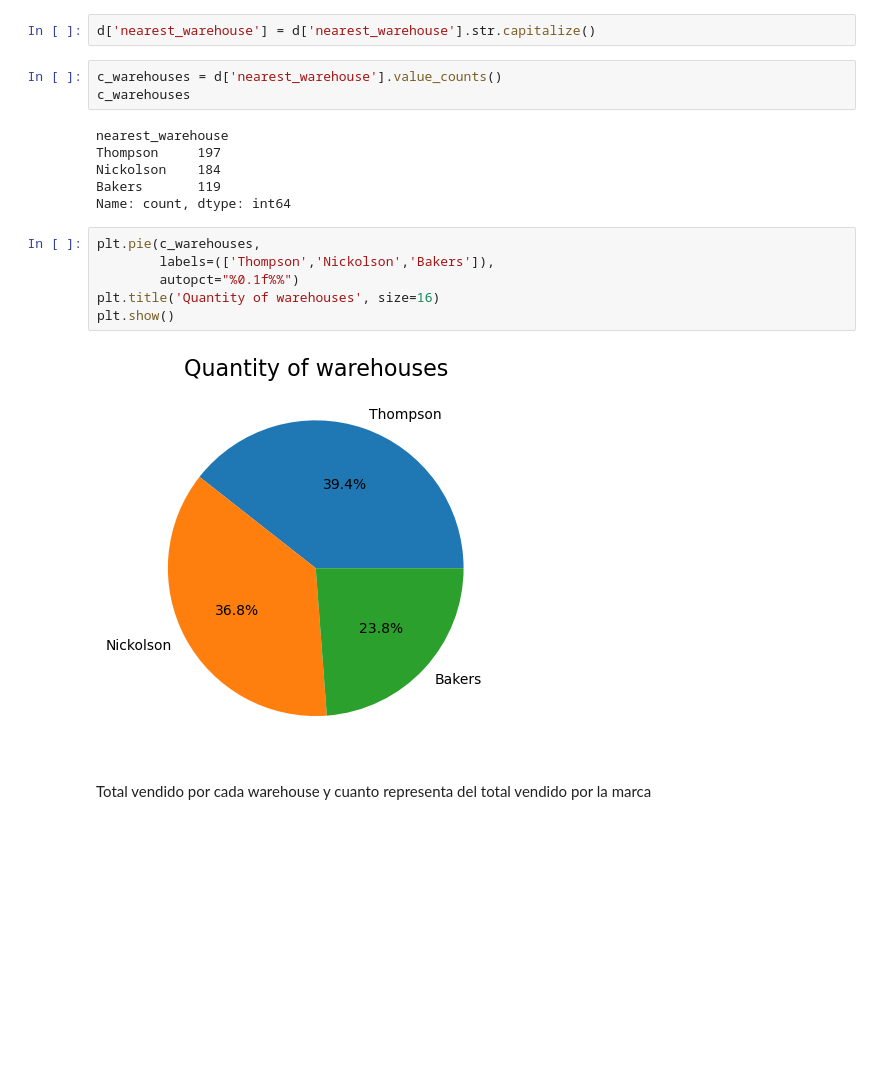
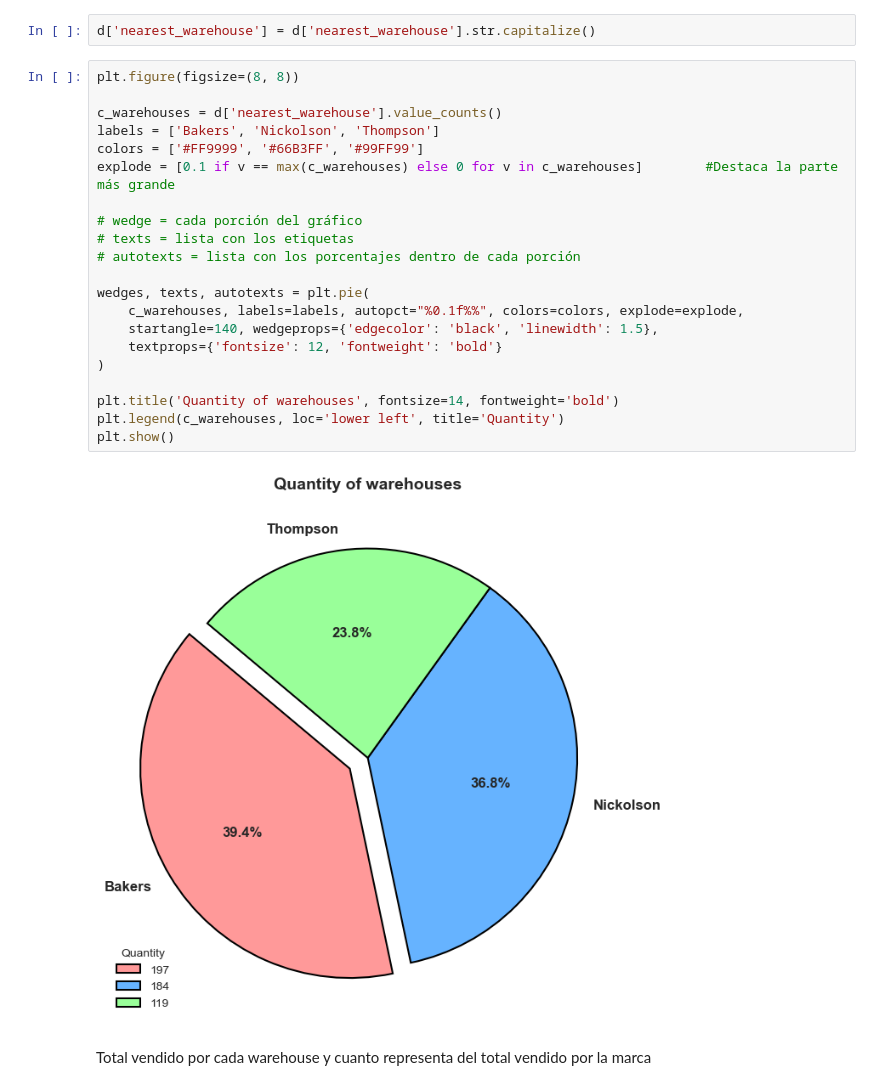
Before and after one commit to Dowhyj32/EDA, a Jupyter notebook: clean_data.ipynb, the cells around one changed output. Saved outputs shown, nothing was run; the diff lists cells and outputs as text; blank space fills up the shorter version.

```diff
--- a/clean_data.ipynb
+++ b/clean_data.ipynb
@@ -70,22 +70,28 @@ array(['Thompson', 'Nickolson', 'Bakers'], dtype=object)
 Le cambio la inicial por mayúscula a los que iniciaban con minúscula
 # %%
 d['nearest_warehouse'] = d['nearest_warehouse'].str.capitalize()
-# %%
-c_warehouses = d['nearest_warehouse'].value_counts()
-c_warehouses
-# %% [output]
-nearest_warehouse
-Thompson     197
-Nickolson    184
-Bakers       119
-Name: count, dtype: int64
-# %%
-plt.pie(c_warehouses,
-        labels=(['Thompson','Nickolson','Bakers']),
-        autopct="%0.1f%%")
-plt.title('Quantity of warehouses', size=16)
-plt.show()
-# %% [output]
-[figure, removed]
+# %%
+plt.figure(figsize=(8, 8))
+
+c_warehouses = d['nearest_warehouse'].value_counts()
+labels = ['Bakers', 'Nickolson', 'Thompson']
+colors = ['#FF9999', '#66B3FF', '#99FF99']
+explode = [0.1 if v == max(c_warehouses) else 0 for v in c_warehouses]        #Destaca la parte más grande
+
+# wedge = cada porción del gráfico
+# texts = lista con los etiquetas
+# autotexts = lista con los porcentajes dentro de cada porción
+
+wedges, texts, autotexts = plt.pie(
+    c_warehouses, labels=labels, autopct="%0.1f%%", colors=colors, explode=explode,
+    startangle=140, wedgeprops={'edgecolor': 'black', 'linewidth': 1.5},
+    textprops={'fontsize': 12, 'fontweight': 'bold'}
+)
+
+plt.title('Quantity of warehouses', fontsize=14, fontweight='bold')
+plt.legend(c_warehouses, loc='lower left', title='Quantity')
+plt.show()
+# %% [output]
+[figure, added]
 # %% [markdown]
 Total vendido por cada warehouse y cuanto representa del total vendido por la marca
```
Also changed, not shown: parts of 11 cells of this notebook.
